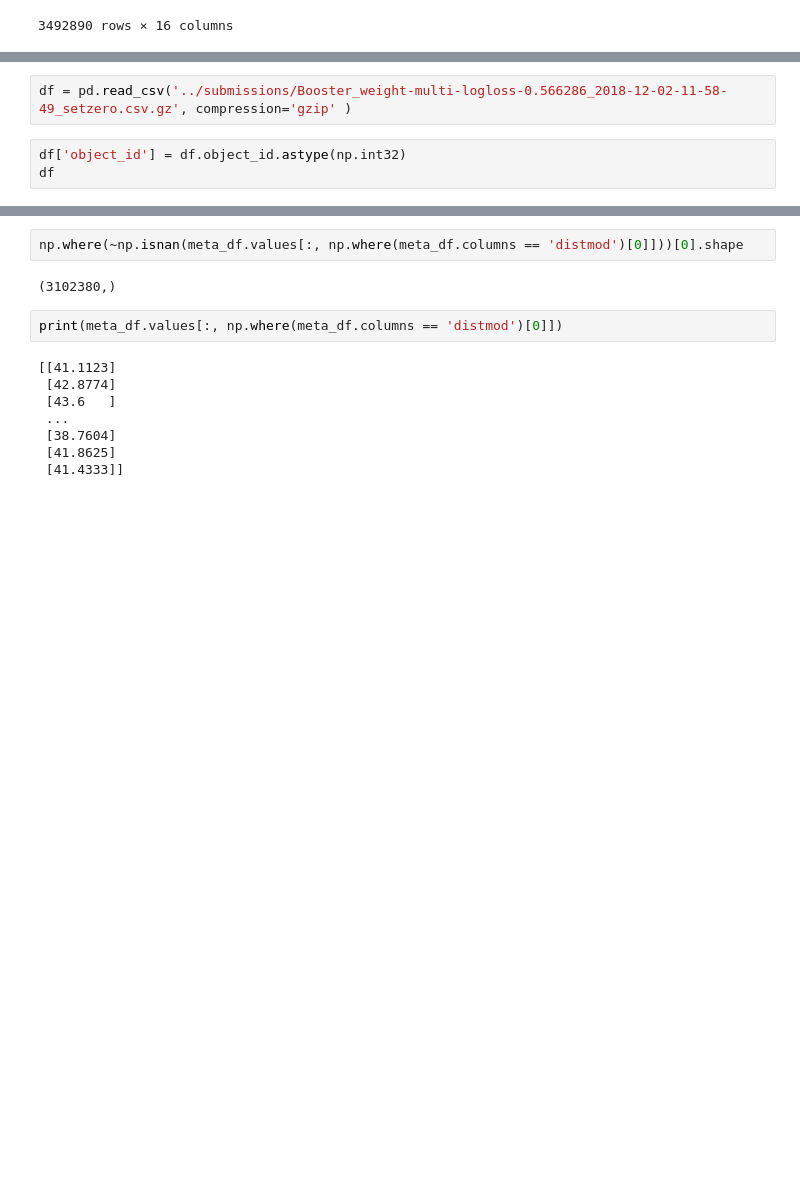
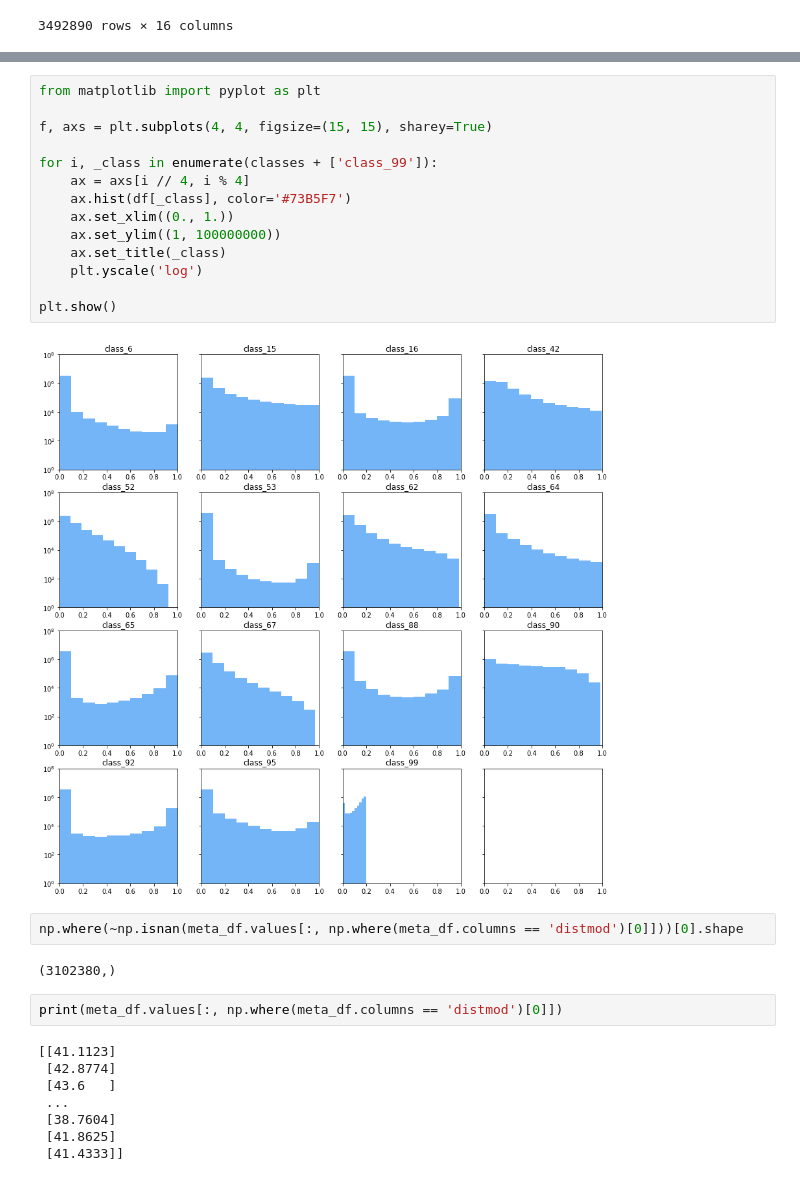
Before and after one commit to guchio3/kaggle-plasticc, a Jupyter notebook: notebook/construct_nn.ipynb, the cells around one changed output, grey strips where cells are left out. Drawn from its saved outputs; the diff is of its cells as text; blank space fills up the shorter version.

```diff
--- a/notebook/construct_nn.ipynb
+++ b/notebook/construct_nn.ipynb
@@ -1405,5 +1387,0 @@ df.to_csv('../submissions/Booster_weight-multi-logloss-0.566286_2018-12-02-11-58
-# %%
-df = pd.read_csv('../submissions/Booster_weight-multi-logloss-0.566286_2018-12-02-11-58-49_setzero.csv.gz', compression='gzip' )
-# %%
-df['object_id'] = df.object_id.astype(np.int32)
-df
@@ -1429,3 +1388,19 @@ df
+# %%
+from matplotlib import pyplot as plt
+
+f, axs = plt.subplots(4, 4, figsize=(15, 15), sharey=True)
+
+for i, _class in enumerate(classes + ['class_99']):
+    ax = axs[i // 4, i % 4]
+    ax.hist(df[_class], color='#73B5F7')
+    ax.set_xlim((0., 1.))
+    ax.set_ylim((1, 100000000))
+    ax.set_title(_class)
+    plt.yscale('log')
+
+plt.show()
+# %% [output]
+[figure, added]
 # %%
 np.where(~np.isnan(meta_df.values[:, np.where(meta_df.columns == 'distmod')[0]]))[0].shape
 # %% [output]
```
Also changed, not shown: parts of 11 cells of this notebook, 4 other files.
